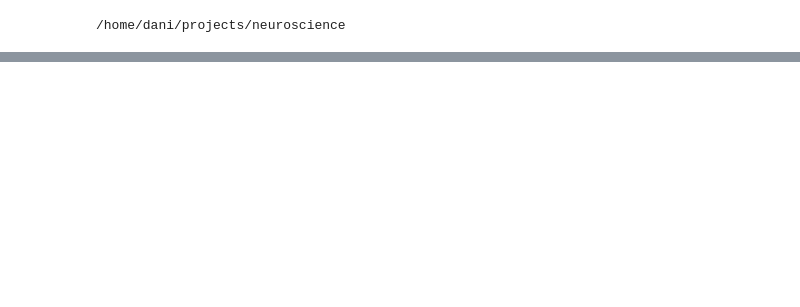
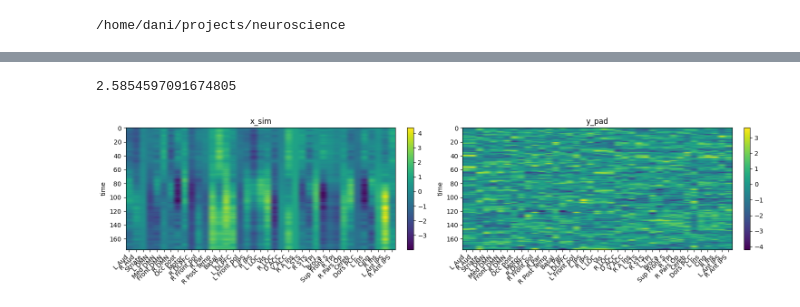
Before and after one commit to dani2442/neuroscience, a Jupyter notebook: notebooks/model_sde.ipynb, the cells around one changed output, grey strips where cells are left out. Cells and saved outputs as stored; diff of their text form; code cells hidden in the pictures; blank space fills up the shorter version.

Commit message:
train single model

```diff
--- a/notebooks/model_sde.ipynb
+++ b/notebooks/model_sde.ipynb
@@ -241,0 +255,28 @@ Epoch 023 | train loss: 0.424833
+# %%
+dataset = VariableLengthSDEData(dt=dt, state_size=state_size, device=device)
+loader = DataLoader(dataset, batch_size=1, shuffle=True, collate_fn=collate_variable, drop_last=False)
+
+# Model
+sde = LinearSDE(state_size=state_size, brownian_size=brownian_size).to(device)
+ts_pad, y_pad, mask, x0 = next(iter(loader))
+x_sim = torchsde.sdeint(sde, x0, ts_pad, method=method).transpose(0, 1)
+loss = masked_mse(x_sim, y_pad, mask)
+print(loss.item())
+
+x_data = [x_sim.detach().numpy()[0], y_pad.detach().numpy()[0]]
+titles = ["x_sim", "y_pad"]
+
+fig, axes = plt.subplots(1, 2, figsize=(15, 4))
+for ax, arr, title in zip(axes, x_data, titles):
+    im = ax.imshow(arr, aspect="auto")
+    ax.set_title(title)
+    ax.set_xticks(range(len(atlas["labels"])))
+    ax.set_ylabel("time")
+    ax.set_xticklabels(atlas["labels"], rotation=45, ha="right")
+    fig.colorbar(im, ax=ax, fraction=0.046, pad=0.04)
+
+plt.tight_layout()
+plt.show()
+# %% [output]
+2.5854597091674805
+[figure, added]
```
Also changed, not shown: parts of 11 cells of this notebook, 1 other file.
